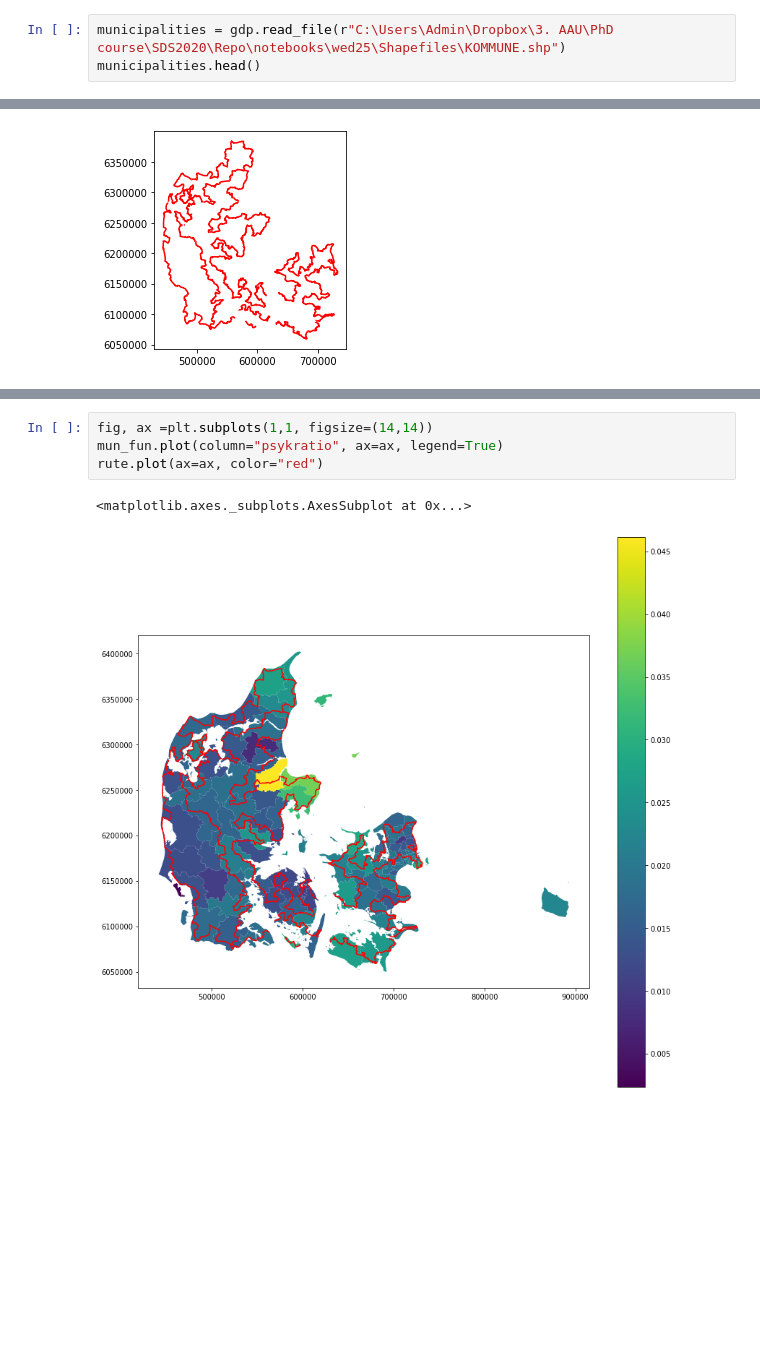
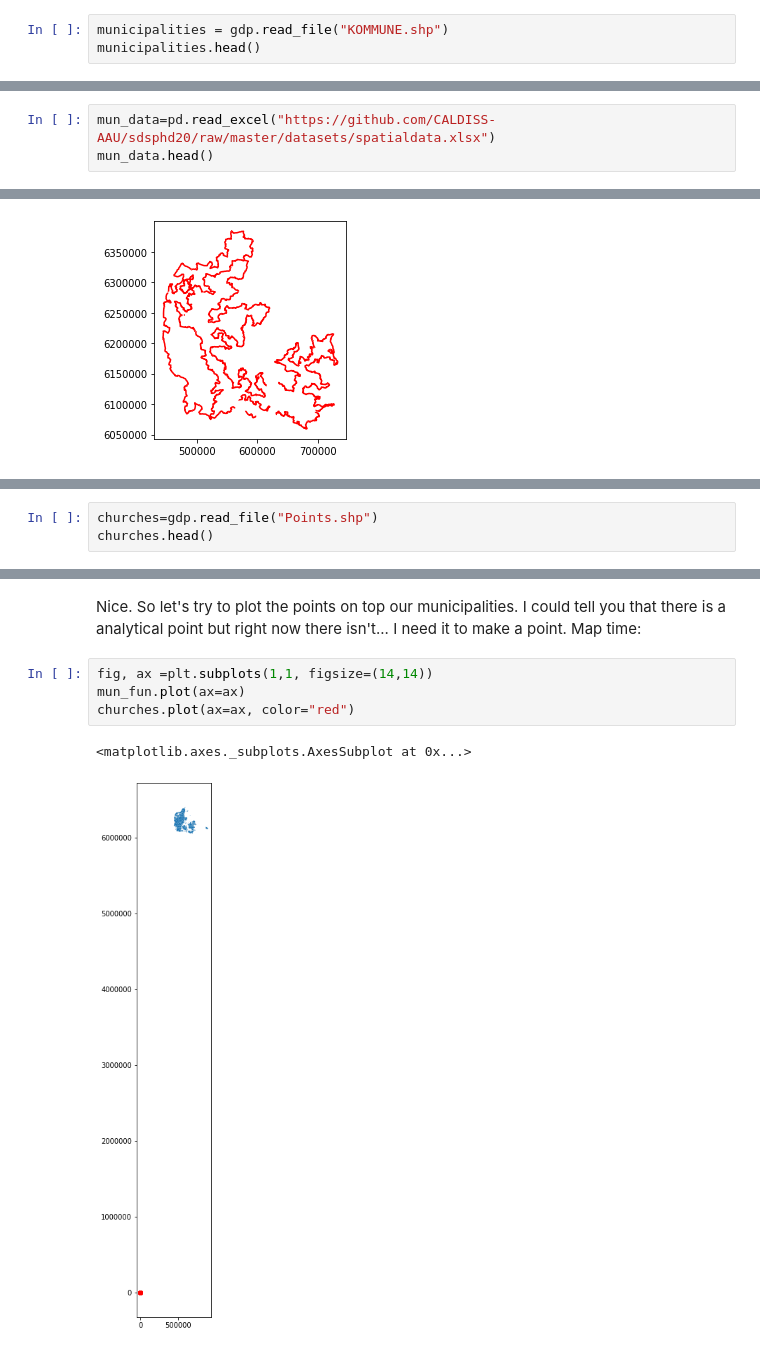
Before and after one commit to CALDISS-AAU/sdsphd20, a Jupyter notebook: notebooks/wed25/spatial_stuff.ipynb, the cells around one changed output, grey strips where cells are left out. Saved outputs shown, nothing was run; the diff lists cells and outputs as text; blank space fills up the shorter version.

Commit message:
adding geospatial notebook + exercise

```diff
--- a/notebooks/wed25/spatial_stuff.ipynb
+++ b/notebooks/wed25/spatial_stuff.ipynb
@@ -7,5 +36,5 @@ import matplotlib.pyplot as plt
 # %%
-municipalities = gdp.read_file(r"C:\Users\Admin\Dropbox\3. AAU\PhD course\SDS2020\Repo\notebooks\wed25\Shapefiles\KOMMUNE.shp")
+municipalities = gdp.read_file("KOMMUNE.shp")
 municipalities.head()
 # %% [output]
 |  | FEAT_ID | FEAT_KODE | FEAT_TYPE | FEAT_STTXT | GEOM_STTXT | DAGI_ID | AREAL | REGIONKODE | REGIONNAVN | ... |
@@ -96,0 +147,3 @@ memory usage: 21.8+ KB
+# %%
+mun_data=pd.read_excel("https://github.com/CALDISS-AAU/sdsphd20/raw/master/datasets/spatialdata.xlsx")
+mun_data.head()
@@ -119,0 +204,3 @@ rute.plot(color="r")
+# %%
+churches=gdp.read_file("Points.shp")
+churches.head()
@@ -120,7 +221,9 @@ rute.plot(color="r")
+# %% [markdown]
+Nice. So let's try to plot the points on top our municipalities. I could tell you that there is a analytical point but right now there isn't... I need it to make a point. Map time:
 # %%
 fig, ax =plt.subplots(1,1, figsize=(14,14))
-mun_fun.plot(column="psykratio", ax=ax, legend=True)
-rute.plot(ax=ax, color="red")
+mun_fun.plot(ax=ax)
+churches.plot(ax=ax, color="red")
 # %% [output]
 <matplotlib.axes._subplots.AxesSubplot at 0x...>
-[figure, old version]
+[figure, new version]
```
Also changed, not shown: parts of 67 cells of this notebook, 9 other files.
